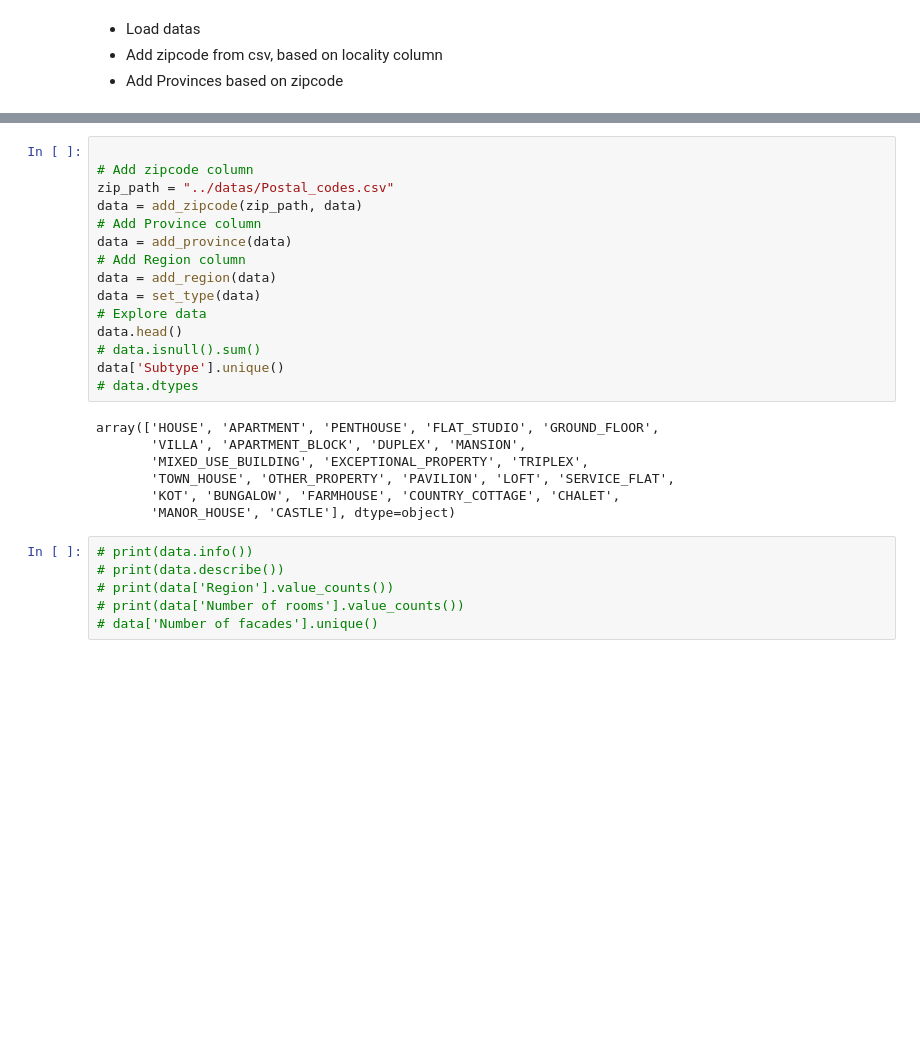
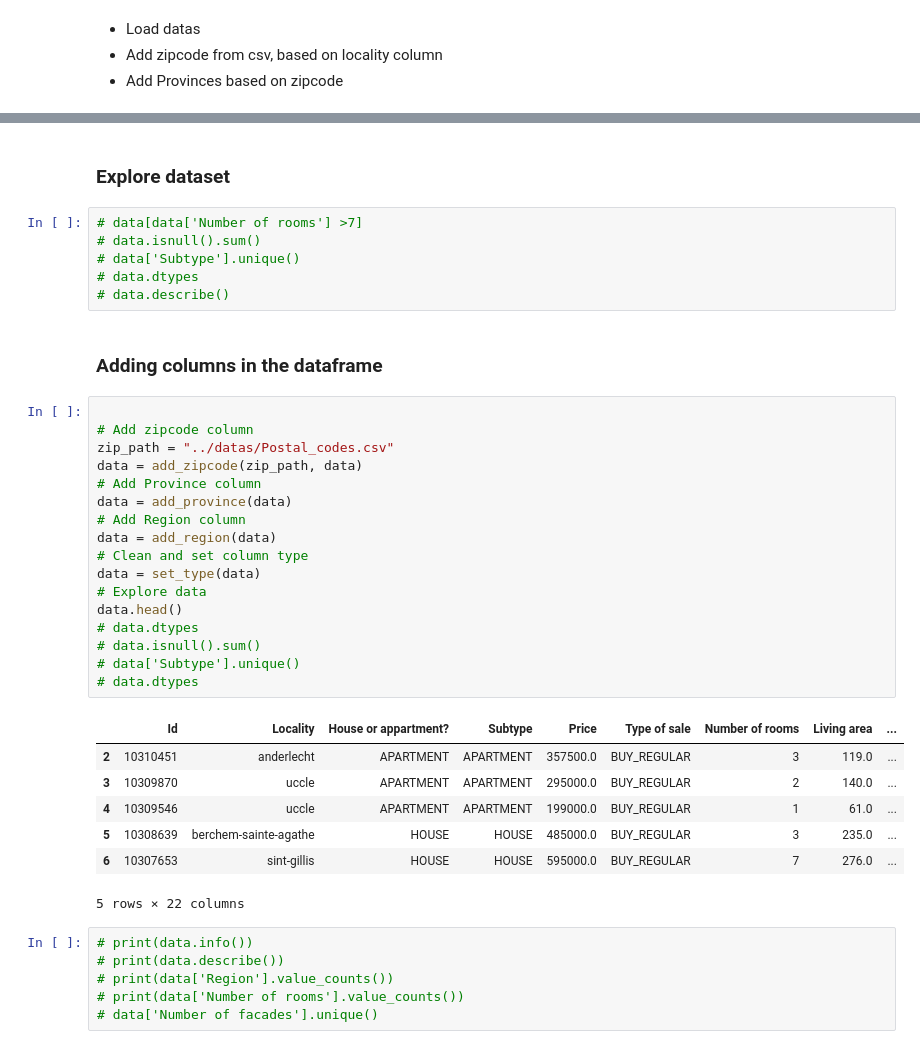
Before and after one commit to Laverdure77/immo_Eliza_Data_Analysis, a Jupyter notebook: Modeling/model.ipynb, the cells around one changed output, grey strips where cells are left out. Drawn from its saved outputs; the diff is of its cells as text; blank space fills up the shorter version.

```diff
--- a/Modeling/model.ipynb
+++ b/Modeling/model.ipynb
@@ -94,25 +79,38 @@ data[data['Number of rooms'] >7]
+# %% [markdown]
+### Explore dataset
+# %%
+# data[data['Number of rooms'] >7]
+# data.isnull().sum()
+# data['Subtype'].unique()
+# data.dtypes
+# data.describe()
+# %% [markdown]
+### Adding columns in the dataframe
 # %%
 
 # Add zipcode column
 zip_path = "../datas/Postal_codes.csv"
 data = add_zipcode(zip_path, data)
 # Add Province column
 data = add_province(data)
 # Add Region column
 data = add_region(data)
+# Clean and set column type
 data = set_type(data)
 # Explore data
 data.head()
+# data.dtypes
 # data.isnull().sum()
-data['Subtype'].unique()
+# data['Subtype'].unique()
 # data.dtypes
 # %% [output]
+|  | Id | Locality | House or appartment? | Subtype | Price | Type of sale | Number of rooms | Living area | ... |
+| 2 | 10310451 | anderlecht | APARTMENT | APARTMENT | 357500.0 | BUY_REGULAR | 3 | 119.0 | ... |
+| 3 | 10309870 | uccle | APARTMENT | APARTMENT | 295000.0 | BUY_REGULAR | 2 | 140.0 | ... |
+| 4 | 10309546 | uccle | APARTMENT | APARTMENT | 199000.0 | BUY_REGULAR | 1 | 61.0 | ... |
+| 5 | 10308639 | berchem-sainte-agathe | HOUSE | HOUSE | 485000.0 | BUY_REGULAR | 3 | 235.0 | ... |
+| 6 | 10307653 | sint-gillis | HOUSE | HOUSE | 595000.0 | BUY_REGULAR | 7 | 276.0 | ... |
-array(['HOUSE', 'APARTMENT', 'PENTHOUSE', 'FLAT_STUDIO', 'GROUND_FLOOR',
-       'VILLA', 'APARTMENT_BLOCK', 'DUPLEX', 'MANSION',
-       'MIXED_USE_BUILDING', 'EXCEPTIONAL_PROPERTY', 'TRIPLEX',
-       'TOWN_HOUSE', 'OTHER_PROPERTY', 'PAVILION', 'LOFT', 'SERVICE_FLAT',
-       'KOT', 'BUNGALOW', 'FARMHOUSE', 'COUNTRY_COTTAGE', 'CHALET',
-       'MANOR_HOUSE', 'CASTLE'], dtype=object)
+5 rows × 22 columns
 # %%
 # print(data.info())
 # print(data.describe())
```
Also changed, not shown: parts of 14 cells of this notebook, 2 other files.
